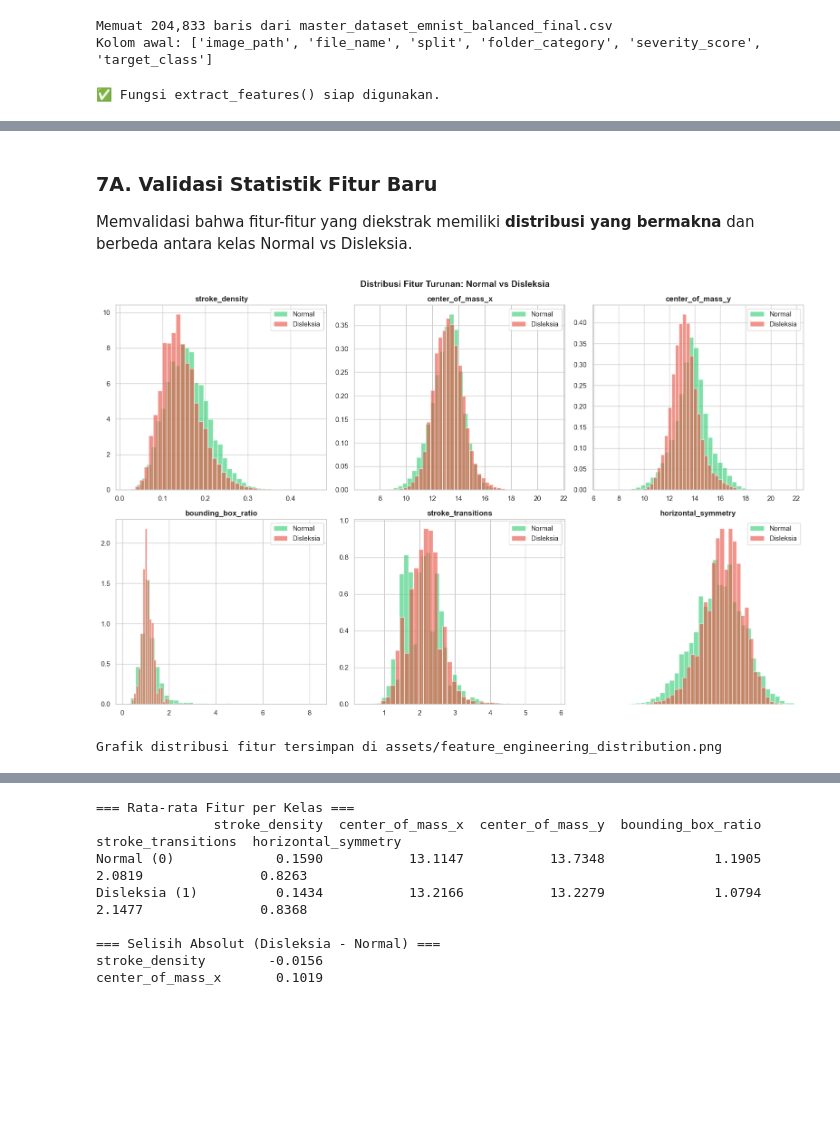
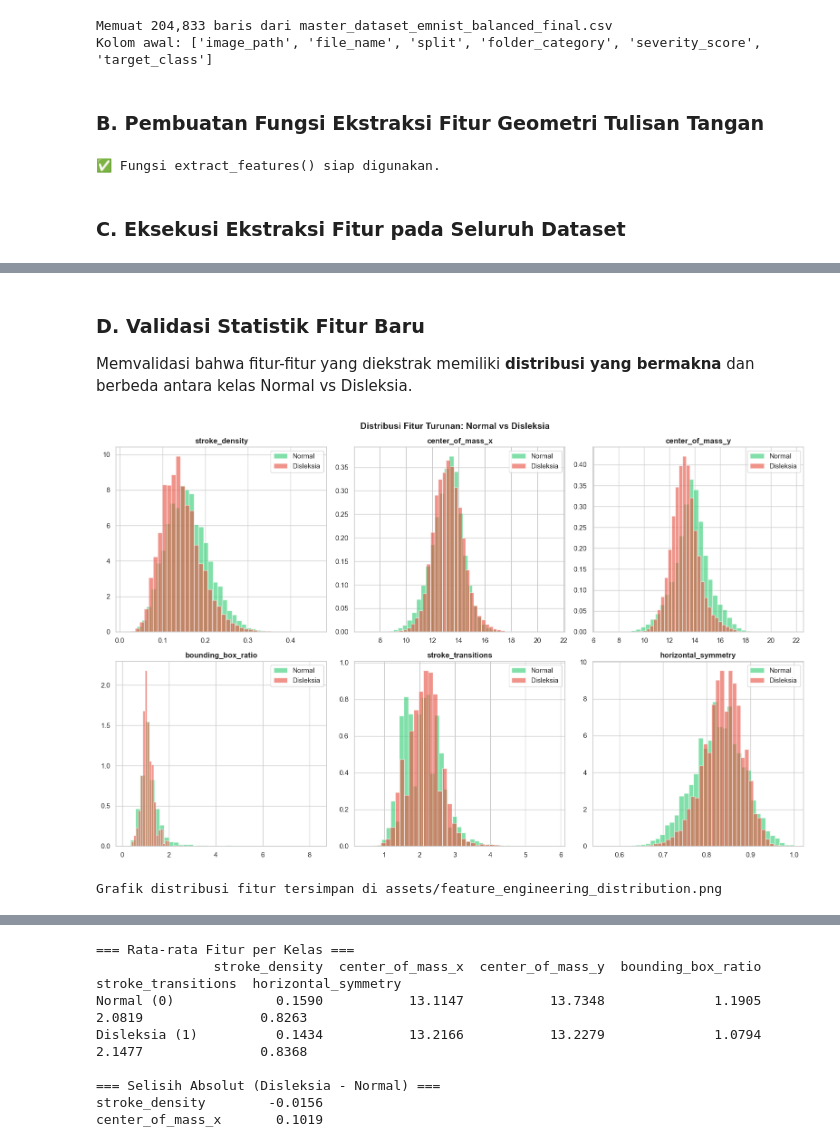
Before and after one commit to DyslexiaLens/DyslexiaLens_DS, a Jupyter notebook: notebooks/Dyslexia_EMNIST.ipynb, the cells around one changed output, grey strips where cells are left out. Cells and saved outputs as stored; diff of their text form; code cells hidden in the pictures; blank space fills up the shorter version.

```diff
--- a/notebooks/Dyslexia_EMNIST.ipynb
+++ b/notebooks/Dyslexia_EMNIST.ipynb
@@ -1944,6 +1861,8 @@ print(f'Kolom awal: {df.columns.tolist()}')
 # %% [output]
 Memuat 204,833 baris dari master_dataset_emnist_balanced_final.csv
 Kolom awal: ['image_path', 'file_name', 'split', 'folder_category', 'severity_score', 'target_class']
+# %% [markdown]
+### B. Pembuatan Fungsi Ekstraksi Fitur Geometri Tulisan Tangan
 # %%
 def extract_features(image_path):
     """
@@ -2147,6 +2066,8 @@ def extract_features(image_path):
 print('✅ Fungsi extract_features() siap digunakan.')
 # %% [output]
 ✅ Fungsi extract_features() siap digunakan.
+# %% [markdown]
+### C. Eksekusi Ekstraksi Fitur pada Seluruh Dataset
 # %%
 # ============================================================
 # FEATURE EXTRACTION
@@ -2301,40 +2222,38 @@ max                5.8571               1.0000
 | 157323 | Dataset\Gambo_EMNIST_Balanced\Tra... | Train_Reversal_6_02131.png | Train | Reversal | 6 | 1 | 0.130102 | ... |
 | 192370 | Dataset\Gambo_EMNIST_Balanced\Val... | Train_Normal_Lower_u_00484.png | Validation | Normal | 0 | 0 | 0.244898 | ... |
 # %% [markdown]
-### 7A. Validasi Statistik Fitur Baru
+### D. Validasi Statistik Fitur Baru
 
 Memvalidasi bahwa fitur-fitur yang diekstrak memiliki **distribusi yang bermakna** dan berbeda antara kelas Normal vs Disleksia.
 # %%
 import matplotlib.pyplot as plt
 import seaborn as sns
 sns.set_theme(style='whitegrid')
 
 feature_cols = [
     'stroke_density',
     'center_of_mass_x',
     'center_of_mass_y',
     'bounding_box_ratio',
     'stroke_transitions',
     'horizontal_symmetry'
 ]
 
 fig, axes = plt.subplots(2, 3, figsize=(16, 10))
 fig.suptitle('Distribusi Fitur Turunan: Normal vs Disleksia', fontsize=14, fontweight='bold')
 
 for idx, feat in enumerate(feature_cols):
     ax = axes[idx // 3][idx % 3]
     for label, color, name in [(0, '#2ECC71', 'Normal'), (1, '#E74C3C', 'Disleksia')]:
         subset = df_final[df_final['target_class'] == label][feat].dropna()
         ax.hist(subset, bins=40, alpha=0.6, color=color, label=name, density=True)
     ax.set_title(feat, fontweight='bold')
     ax.legend()
 
-# Kosongkan subplot ke-6 yang tidak terpakai
-axes[1][2].axis('off')
 plt.tight_layout()
 plt.savefig('../assets/feature_engineering_distribution.png', dpi=150, bbox_inches='tight')
 plt.show()
 print('Grafik distribusi fitur tersimpan di assets/feature_engineering_distribution.png')
 # %% [output]
-[figure, old version]
+[figure, new version]
 Grafik distribusi fitur tersimpan di assets/feature_engineering_distribution.png
```
Also changed, not shown: parts of 60 cells of this notebook, 47 other files.
